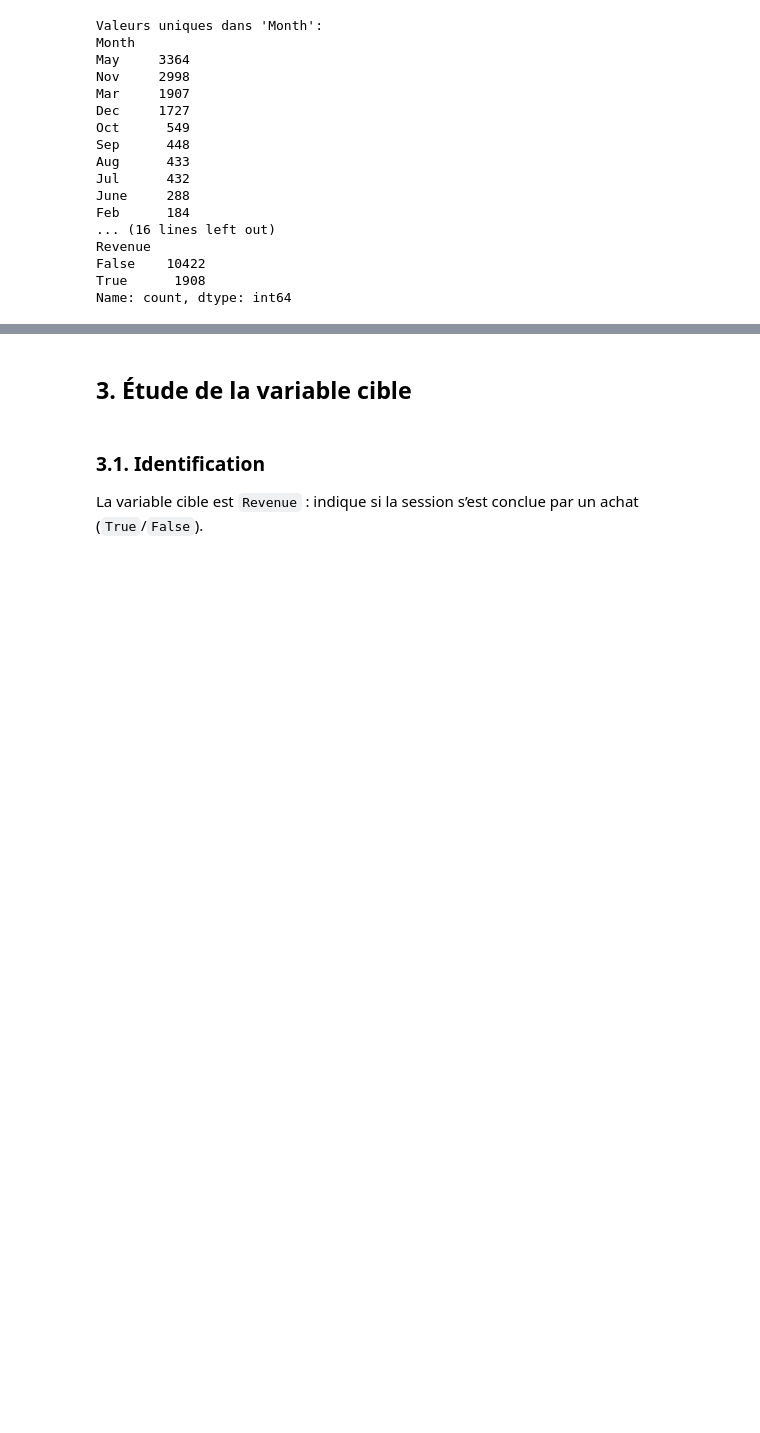
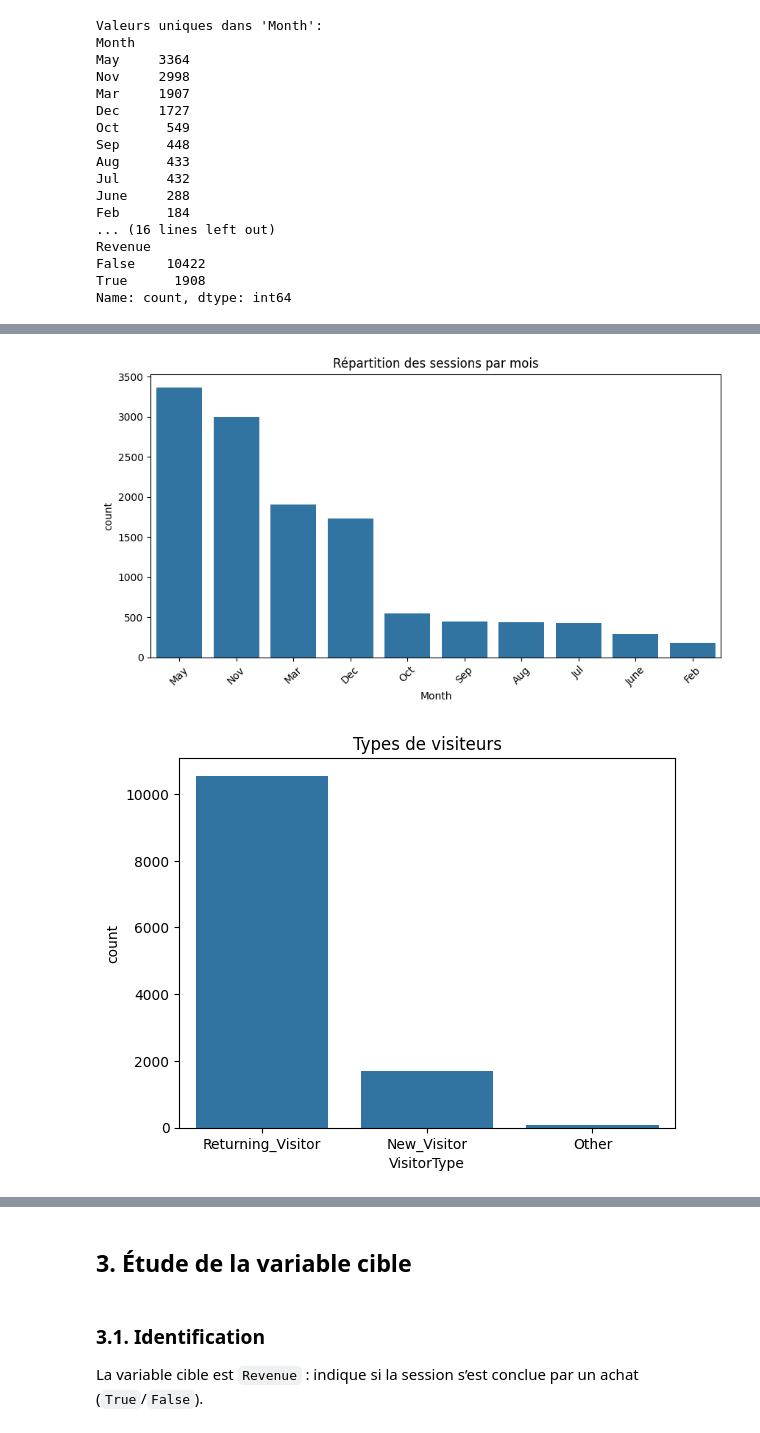
Before and after one commit to ossama-ettaqafi/ONLINE-SHOPPERS-PURCHASE-PREDICTION, a Jupyter notebook: notebooks/01_data_preprocessing.ipynb, the cells around one changed output, grey strips where cells are left out. Cells and saved outputs as stored; diff of their text form; code cells hidden in the pictures; blank space fills up the shorter version.

```diff
--- a/notebooks/01_data_preprocessing.ipynb
+++ b/notebooks/01_data_preprocessing.ipynb
@@ -431,0 +416,25 @@ plt.show()
+# %%
+# Exemple avec 'Month'
+plt.figure(figsize=(10, 5))
+sns.countplot(x='Month', data=data, order=data['Month'].value_counts().index)
+plt.title("Répartition des sessions par mois")
+plt.xticks(rotation=45)
+plt.show()
+
+# Countplot pour VisitorType
+sns.countplot(x='VisitorType', data=data)
+plt.title("Types de visiteurs")
+plt.show()
+
+# Countplot pour Weekend
+sns.countplot(x='Weekend', data=data)
+plt.title("Sessions durant le weekend")
+plt.show()
+
+# Countplot pour Revenue (la variable cible)
+sns.countplot(x='Revenue', data=data)
+plt.title("Répartition des classes (Revenue)")
+plt.show()
+# %% [output]
+[figure, added]
+[figure, added]
```
Also changed, not shown: parts of 41 cells of this notebook, 4 other files.
